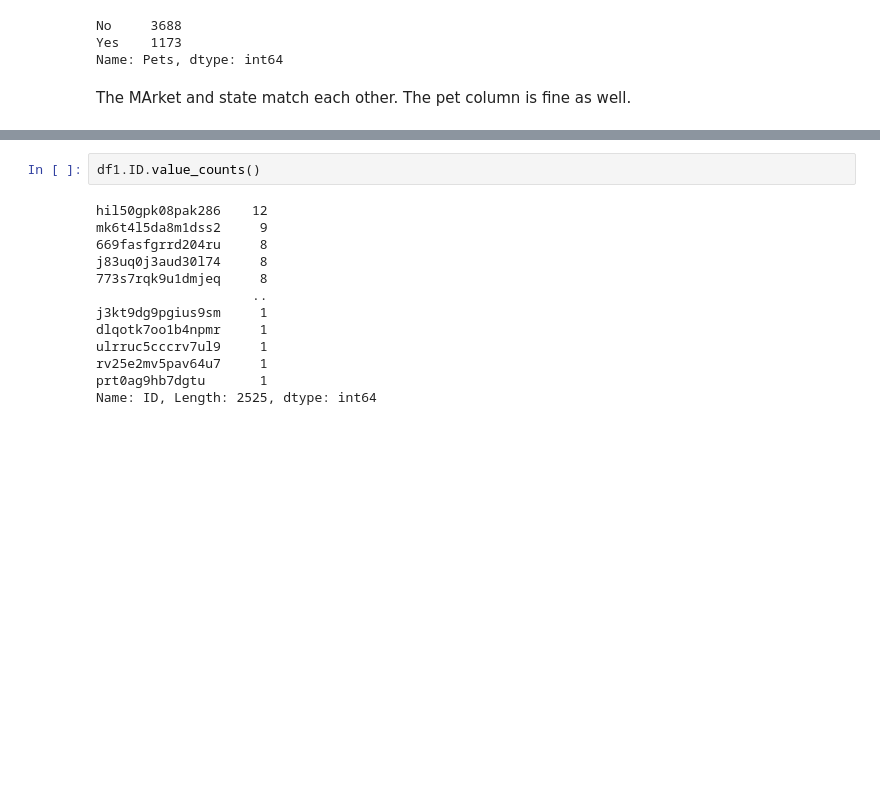
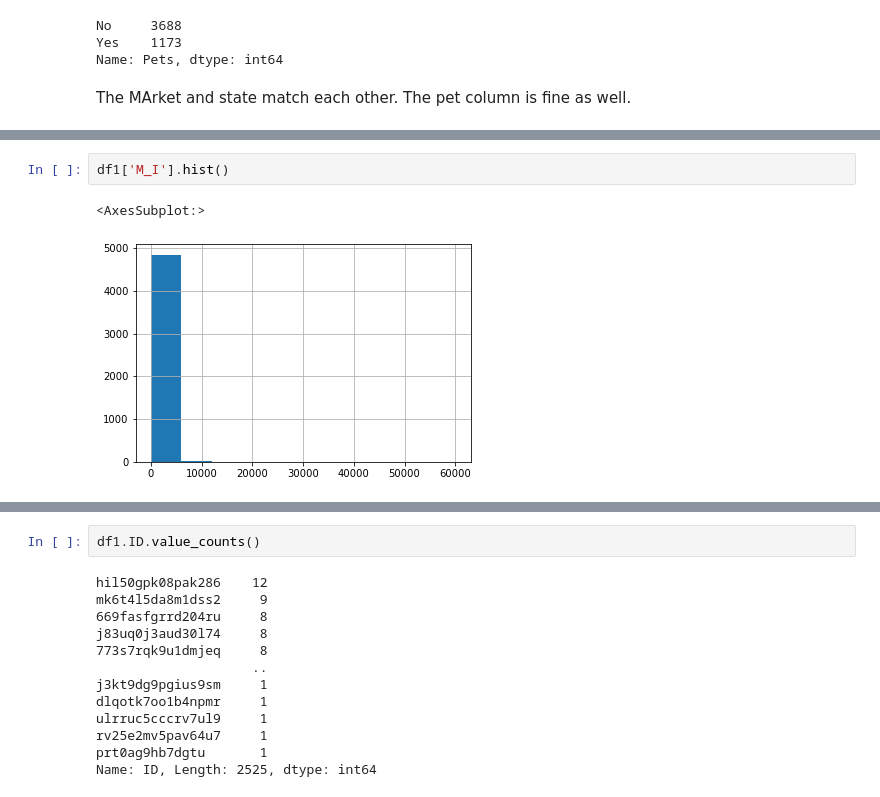
Before and after one commit to arashahmadi13/Springboard, a Jupyter notebook: MyndChallenge.ipynb, the cells around one changed output, grey strips where cells are left out. Cells and saved outputs as stored; diff of their text form; blank space fills up the shorter version.

```diff
--- a/MyndChallenge.ipynb
+++ b/MyndChallenge.ipynb
@@ -109,0 +180,5 @@ The MArket and state match each other. The pet column is fine as well.
+# %%
+df1['M_I'].hist()
+# %% [output]
+<AxesSubplot:>
+[figure, added]
```
Also changed, not shown: parts of 11 cells of this notebook, 18 other files.
